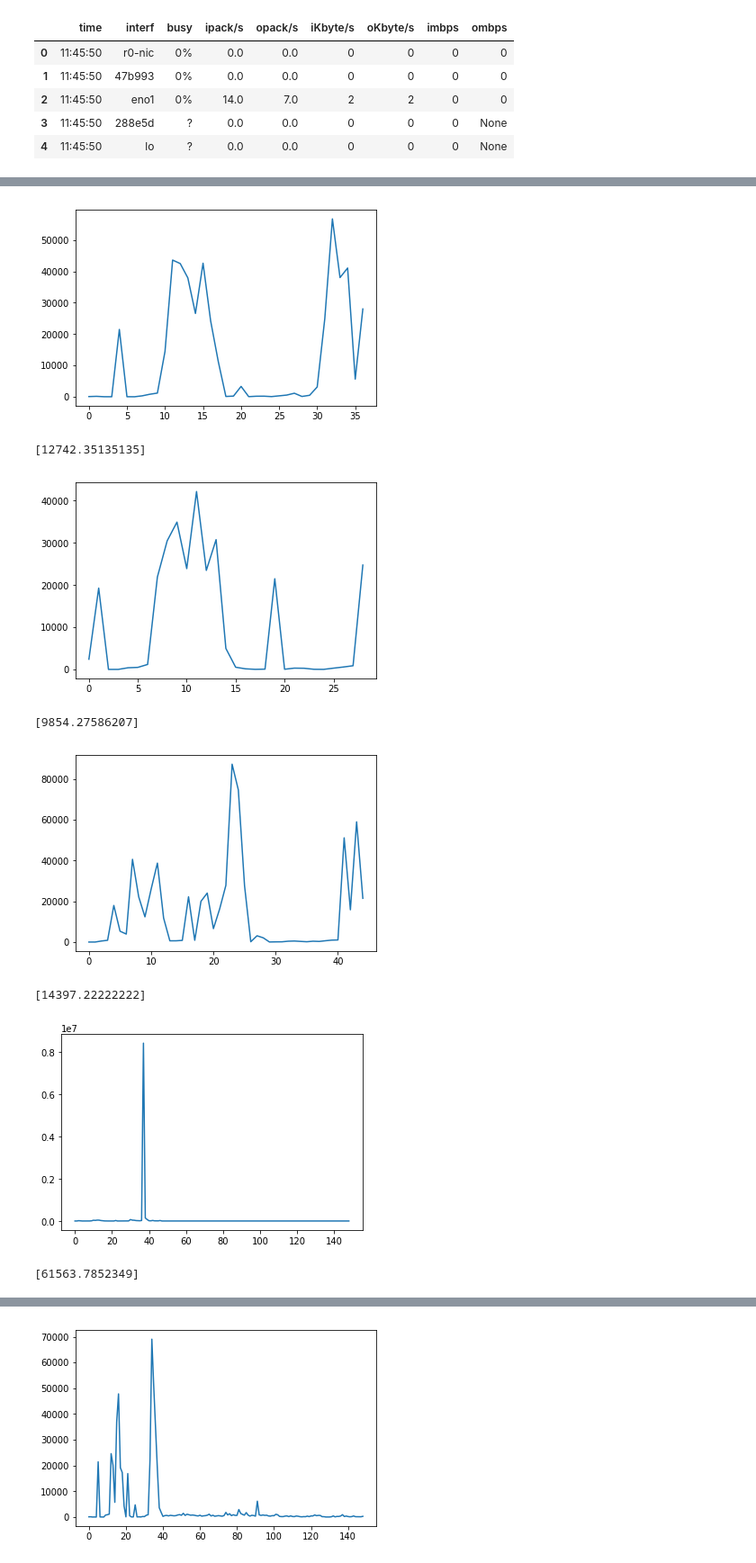
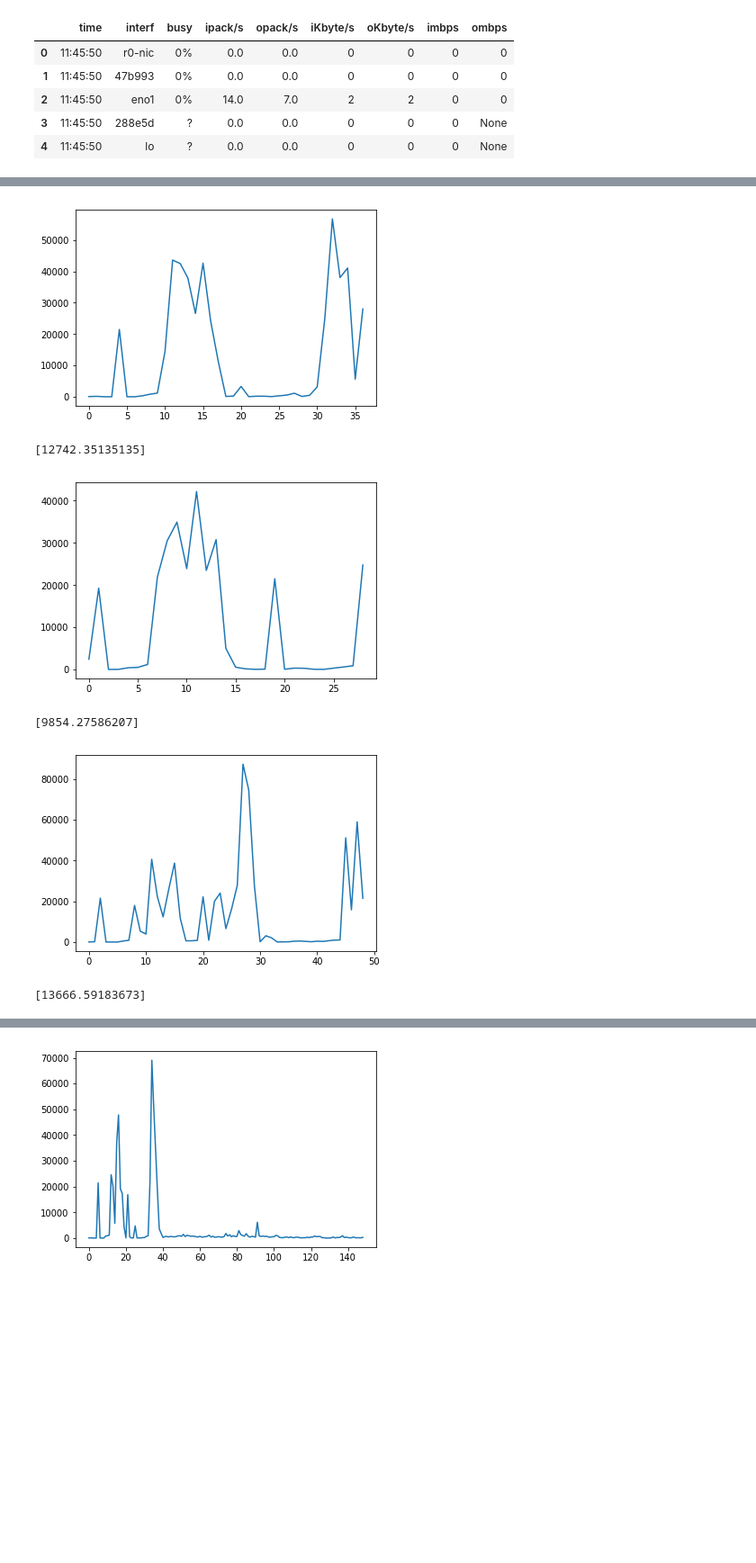
Before and after one commit to ZacBlanco/cse-223b, a Jupyter notebook: examples/web-crawler-n/analysis/analyze-web-crawler.ipynb, the cells around one changed output, grey strips where cells are left out. Shown: that part at 90% size. Drawn from its saved outputs; the diff is of its cells as text; code cells hidden in the pictures; blank space fills up the shorter version.

```diff
--- a/examples/web-crawler-n/analysis/analyze-web-crawler.ipynb
+++ b/examples/web-crawler-n/analysis/analyze-web-crawler.ipynb
@@ -83,23 +96,19 @@ plt.plot(incoming)
 # %%
 avg_100 = [
     parse_and_show_graph('./n-100-0.txt', 1, 150),
     parse_and_show_graph('./n-100-1.txt', 1, 150),
     parse_and_show_graph('./n-100-2.txt', 1, 150),
-    parse_and_show_graph('./n-100-3.txt', 5, 150),
-    parse_and_show_graph('./n-100-5.txt', 1, 150),
-
+    parse_and_show_graph('./n-100-3.txt', 1, 150),
 ]
 # %% [output]
 [figure]
 [5110.27338129]
 [figure]
 [12742.35135135]
 [figure]
 [9854.27586207]
-[figure, old version]
+[figure, new version]
-[14397.22222222]
+[13666.59183673]
-[figure, removed]
-[61563.7852349]
 # %%
 print(average_of_list(avg_100))
 # %% [output]
```
Also changed, not shown: parts of 12 cells of this notebook.
